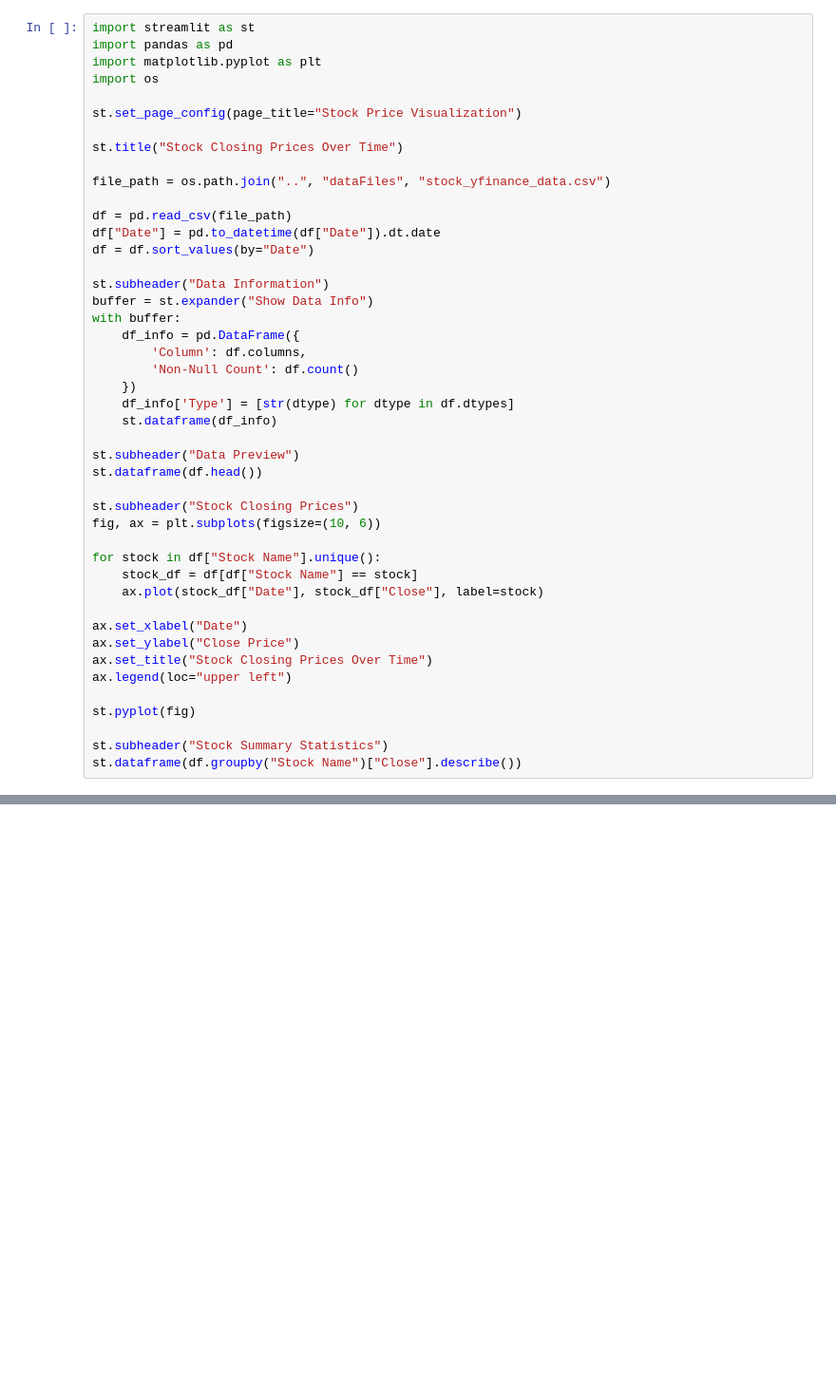
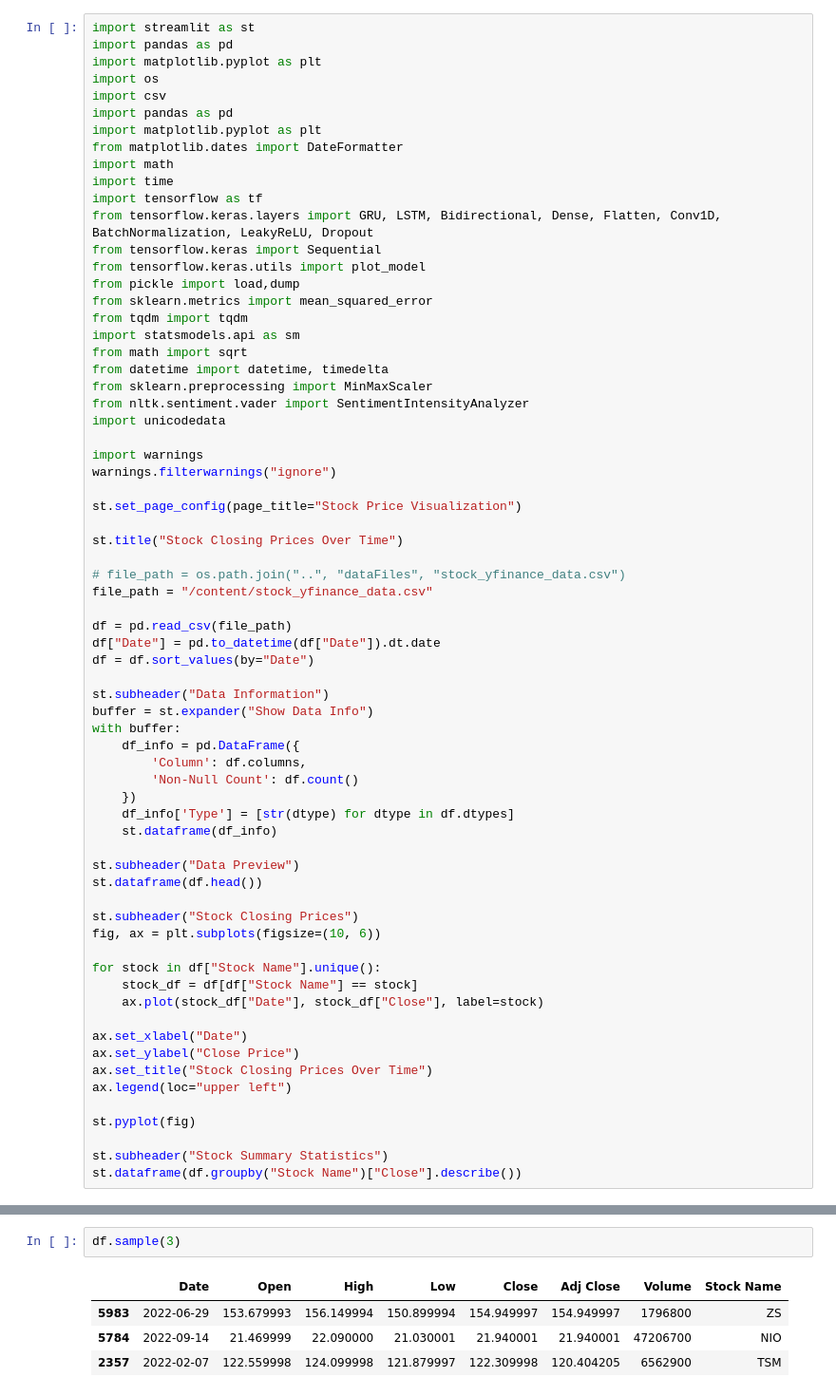
Before and after one commit to rs-dkd/SentimentStockAnalysis, a Jupyter notebook: notebooks/SentimentStockAnalysis.ipynb, the cells around one changed output, grey strips where cells are left out. Shown at 95% size. Saved outputs shown, nothing was run; the diff lists cells and outputs as text; blank space fills up the shorter version.

```diff
--- a/notebooks/SentimentStockAnalysis.ipynb
+++ b/notebooks/SentimentStockAnalysis.ipynb
@@ -3,12 +23,35 @@ import streamlit as st
 import pandas as pd
 import matplotlib.pyplot as plt
 import os
+import csv
+import pandas as pd
+import matplotlib.pyplot as plt
+from matplotlib.dates import DateFormatter
+import math
+import time
+import tensorflow as tf
+from tensorflow.keras.layers import GRU, LSTM, Bidirectional, Dense, Flatten, Conv1D, BatchNormalization, LeakyReLU, Dropout
+from tensorflow.keras import Sequential
+from tensorflow.keras.utils import plot_model
+from pickle import load,dump
+from sklearn.metrics import mean_squared_error
+from tqdm import tqdm
+import statsmodels.api as sm
+from math import sqrt
+from datetime import datetime, timedelta
+from sklearn.preprocessing import MinMaxScaler
+from nltk.sentiment.vader import SentimentIntensityAnalyzer
+import unicodedata
+
+import warnings
+warnings.filterwarnings("ignore")
 
 st.set_page_config(page_title="Stock Price Visualization")
 
 st.title("Stock Closing Prices Over Time")
 
-file_path = os.path.join("..", "dataFiles", "stock_yfinance_data.csv")
+# file_path = os.path.join("..", "dataFiles", "stock_yfinance_data.csv")
+file_path = "/content/stock_yfinance_data.csv"
 
 df = pd.read_csv(file_path)
 df["Date"] = pd.to_datetime(df["Date"]).dt.date
@@ -45,0 +108,7 @@ st.dataframe(df.groupby("Stock Name")["Close"].describe())
+# %%
+df.sample(3)
+# %% [output]
+|  | Date | Open | High | Low | Close | Adj Close | Volume | Stock Name |
+| 5983 | 2022-06-29 | 153.679993 | 156.149994 | 150.899994 | 154.949997 | 154.949997 | 1796800 | ZS |
+| 5784 | 2022-09-14 | 21.469999 | 22.090000 | 21.030001 | 21.940001 | 21.940001 | 47206700 | NIO |
+| 2357 | 2022-02-07 | 122.559998 | 124.099998 | 121.879997 | 122.309998 | 120.404205 | 6562900 | TSM |
```
Also changed, not shown: parts of 18 cells of this notebook.
